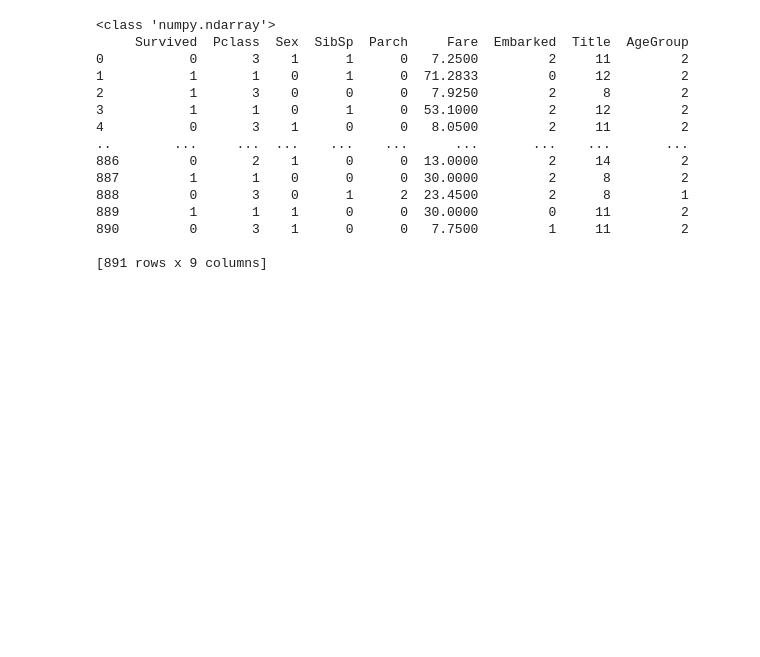
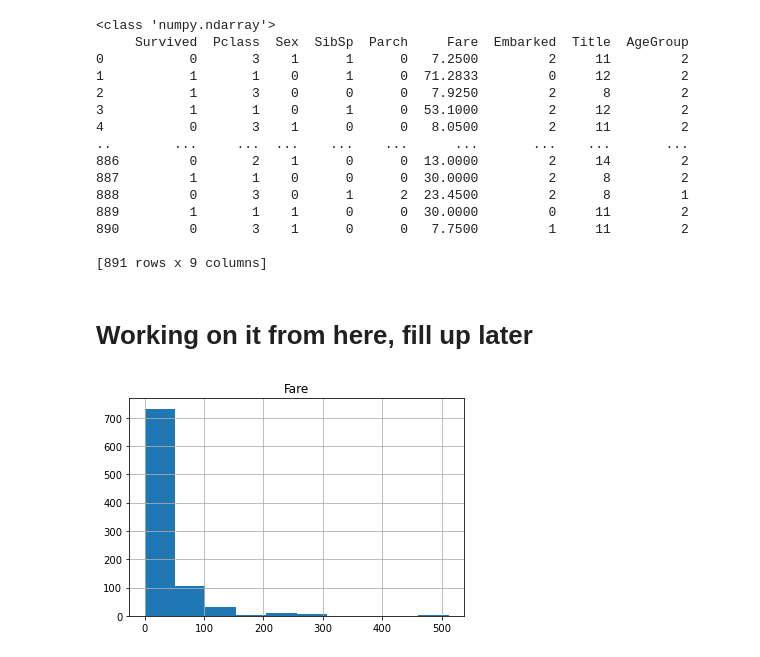
Before and after one commit to sandergs92/dmt-assignment-1, a Jupyter notebook: assignment_2/notebook_2.ipynb, the cells around one changed output. Saved outputs shown, nothing was run; the diff lists cells and outputs as text; code cells hidden in the pictures; blank space fills up the shorter version.

```diff
--- a/assignment_2/notebook_2.ipynb
+++ b/assignment_2/notebook_2.ipynb
@@ -406,3 +412,10 @@ print(df)
 890         0       3    1      0      0   7.7500         1     11         2
 
 [891 rows x 9 columns]
+# %% [markdown]
+# Working on it from here, fill up later
+# %%
+fare_dist = df.hist('Fare')
+# think on this later, can something useful be done for the fare feature?
+# %% [output]
+[figure, added]
```
Also changed, not shown: parts of 25 cells of this notebook.
